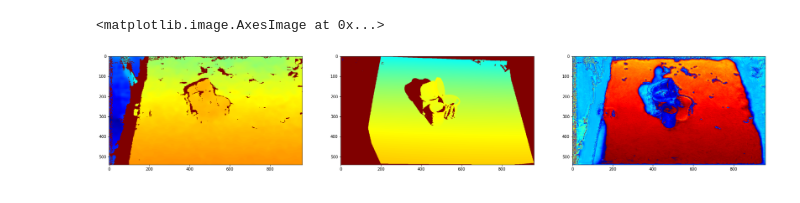
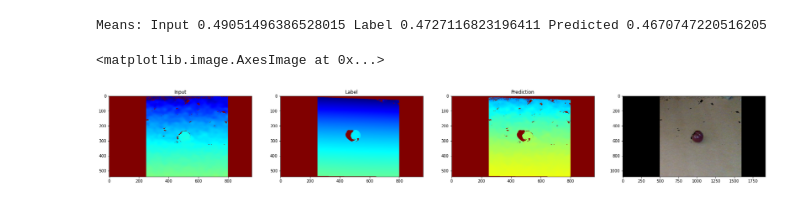
Before and after one commit to alr-internship/self-supervised-depth-denoising, a Jupyter notebook: notebooks/training/01_evaluate.ipynb, the cells around one changed output. Saved outputs shown, nothing was run; the diff lists cells and outputs as text; code cells hidden in the pictures.

```diff
--- a/notebooks/training/01_evaluate.ipynb
+++ b/notebooks/training/01_evaluate.ipynb
@@ -4,6 +4,7 @@ import logging
 from pathlib import Path
 import numpy as np
 import torch
+from torch import nn
 from matplotlib import pyplot as plt
 from dataset.data_loading import BasicDataset
 from dataset.dataset_interface import DatasetInterface
@@ -12,36 +13,20 @@ from calibration.calib_in_pcd import imgs_to_pcd, rs_ci
 import open3d as o3d
 import cv2
 
-from utils.visualization_utils import visualize_depth
+from utils.visualization_utils import visualize_depth, to_rgb
 
 resource_path = Path("../../resources")
 
 class Args:
-    model = resource_path / "networks/M_11_e146.pth"
+    model = resource_path / "networks/e34.pth"
     input = resource_path / "images/calibrated/3d_aligned/dataset_2"
     scale = 0.5
-
-def predict_img(net,
-                files,
-                device,
-                scale_factor=1):
-    net.eval()
-    rs_rgb, rs_depth, _, zv_depth = files
-    set = BasicDataset.preprocess_set(rs_rgb, rs_depth, zv_depth, scale_factor, False)
-    img = set['image']
-    img = img.unsqueeze(0)
-    img = img.to(device=device, dtype=torch.float32)
-
-    with torch.no_grad():
-        pred_depths = net(img)
-
-    pred_depths = pred_depths[0, 0].float().cpu().detach().numpy()
-    return pred_depths
 
 args = Args()
 dataset = DatasetInterface(Path(args.input))
 
-net = UNet(n_input_channels=4, n_output_channels=1)
+net = UNet(n_input_channels=5, n_output_channels=1)
+net = nn.DataParallel(net)
 
 
 device = torch.device('cuda' if torch.cuda.is_available() else 'cpu')
@@ -58,17 +43,27 @@ files = dataset[idx]
 
 logging.info(f'\nPredicting image {dataset.data_file_paths[idx]} ...')
 
-pred_depth = predict_img(net=net,
-                    files=files,
-                    scale_factor=args.scale,
-                    device=device)
+net.eval()
+rs_rgb, rs_depth, _, zv_depth = files
+crop_region_mask = np.zeros((rs_rgb.shape[:2]), dtype=np.uint8)
+crop_region_mask[:, 500:1600] = 1
+rs_rgb = rs_rgb * crop_region_mask[..., None]
+rs_depth = np.where(crop_region_mask, rs_depth, np.nan)
+zv_depth = np.where(crop_region_mask, zv_depth, np.nan)
 
-input_rgb = BasicDataset.resize(files[0], args.scale)
-input_depth = files[1]
-real_depth = files[3]
-input_depth = BasicDataset.resize(input_depth, args.scale)
-real_depth = BasicDataset.resize(real_depth, args.scale)
-pred_depth = np.expand_dims(pred_depth, axis=2)
+set = BasicDataset.preprocess_set(rs_rgb, rs_depth, zv_depth, args.scale, True)
+img = set['image']
+nan_mask = set['nan-mask']
+img = img.unsqueeze(0)
+img = img.to(device=device, dtype=torch.float32)
+
+with torch.no_grad():
+    pred_depths = net(img)
+    pred_depth = (pred_depths * nan_mask)[0, 0].float().cpu().detach().numpy()
+
+input_rgb = BasicDataset.resize(rs_rgb, args.scale)
+input_depth = BasicDataset.resize(rs_depth, args.scale)
+real_depth = BasicDataset.resize(zv_depth, args.scale)
 depths = np.concatenate((input_depth, pred_depth, real_depth), axis=1)
 
 real_depth = np.nan_to_num(real_depth)
@@ -76,11 +71,15 @@ input_depth = np.nan_to_num(input_depth)
 
 print(f"Means: Input {np.nanmean(input_depth)} Label {np.nanmean(real_depth)} Predicted {np.mean(pred_depth)}")
 
-# pred_pcd = imgs_to_pcd(input_rgb, pred_depth, rs_ci)
-# o3d.visualization.draw_geometries([pred_pcd])
+pred_pcd = imgs_to_pcd(input_rgb, pred_depth, rs_ci)
+o3d.visualization.draw_geometries([pred_pcd])
 
-_, axarr = plt.subplots(1, 3, figsize=(30, 10))
+_, axarr = plt.subplots(1, 4, figsize=(30, 10))
+axarr[0].title.set_text("Input")
 axarr[0].imshow(visualize_depth(input_depth))
+axarr[1].title.set_text("Label")
 axarr[1].imshow(visualize_depth(real_depth))
+axarr[2].title.set_text("Prediction")
 axarr[2].imshow(visualize_depth(pred_depth))
+axarr[3].imshow(to_rgb(rs_rgb))
 # %% [output]
@@ -88,2 +91,3 @@ Means: Input 0.8636499047279358 Label 0.5930693745613098 Predicted 0.56251829862
-<matplotlib.image.AxesImage at 0x...>
+Means: Input 0.49051496386528015 Label 0.4727116823196411 Predicted 0.4670747220516205
+<matplotlib.image.AxesImage at 0x...>
-[figure, old version]
+[figure, new version]
```
Also changed, not shown: parts of 1 cell of this notebook.
